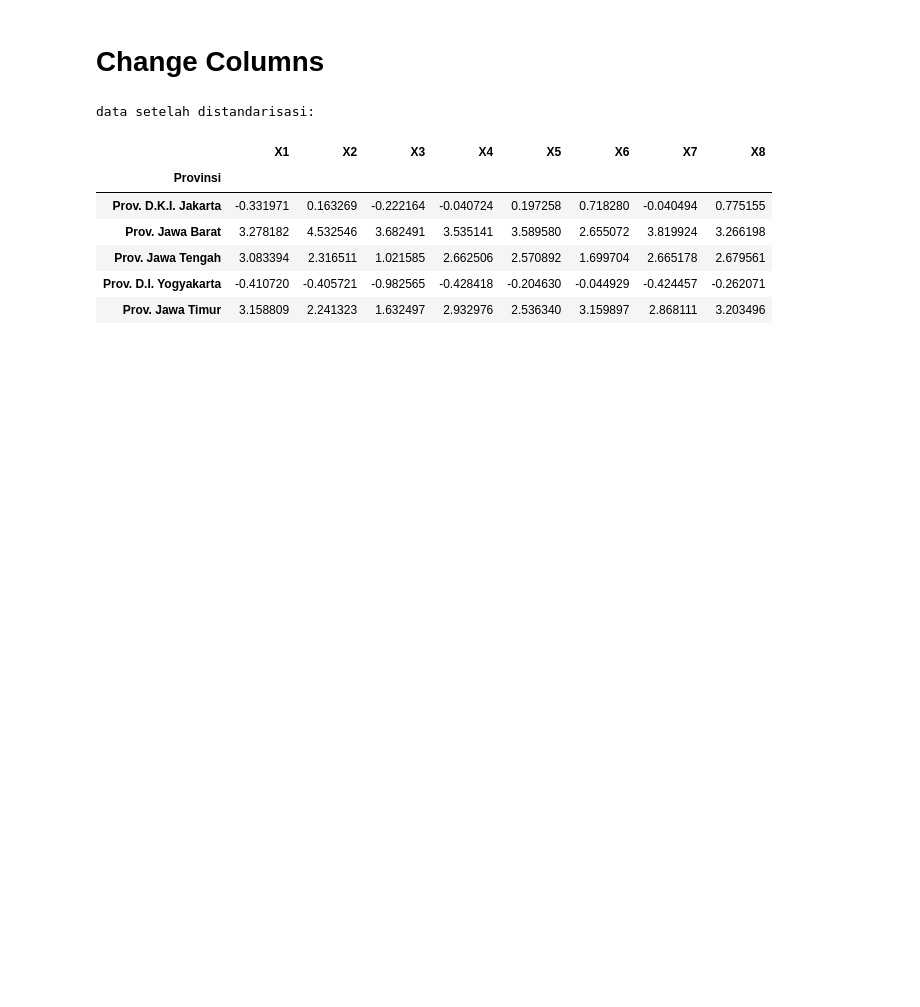
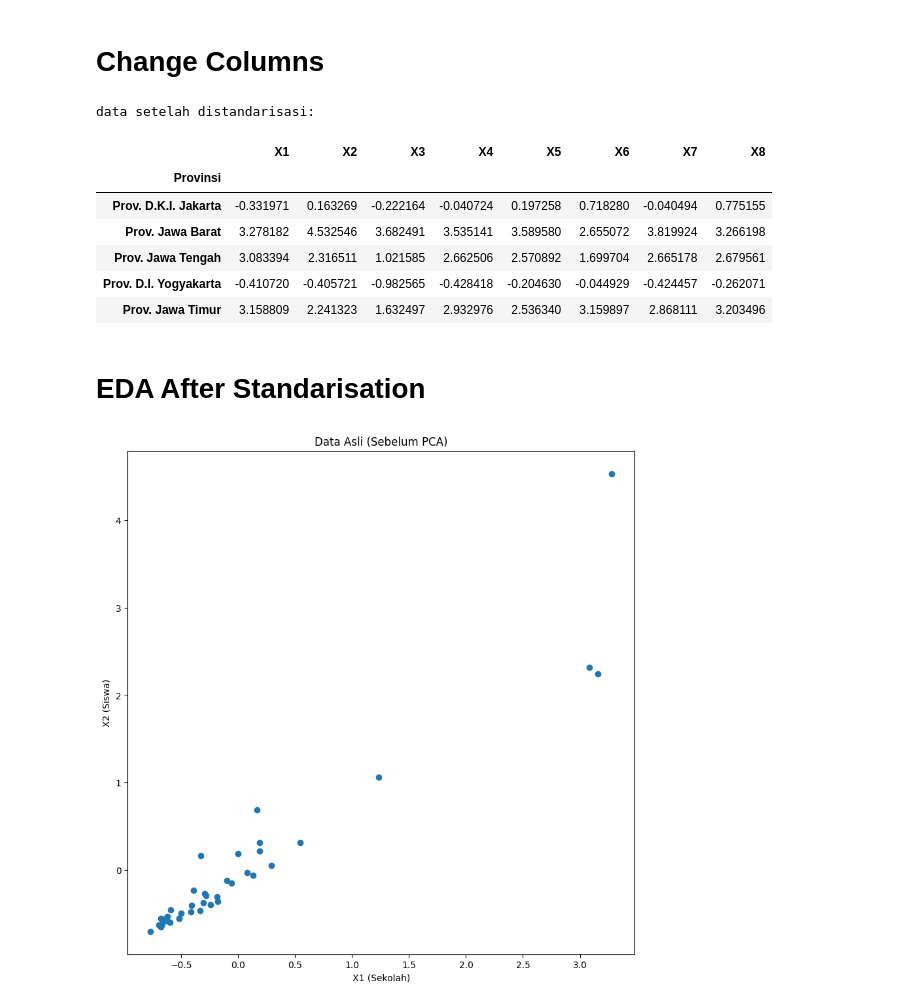
Before and after one commit to yowxy/Analysis-of-Education-in-indonesia, a Jupyter notebook: index.ipynb, the cells around one changed output. Drawn from its saved outputs; the diff is of its cells as text; code cells hidden in the pictures; blank space fills up the shorter version.

Commit message:
feat: make an visualisasi after standarisation and make an PCA

```diff
--- a/index.ipynb
+++ b/index.ipynb
@@ -98,3 +98,14 @@ data setelah distandarisasi:
 | Prov. Jawa Tengah | 3.083394 | 2.316511 | 1.021585 | 2.662506 | 2.570892 | 1.699704 | 2.665178 | 2.679561 |
 | Prov. D.I. Yogyakarta | -0.410720 | -0.405721 | -0.982565 | -0.428418 | -0.204630 | -0.044929 | -0.424457 | -0.262071 |
 | Prov. Jawa Timur | 3.158809 | 2.241323 | 1.632497 | 2.932976 | 2.536340 | 3.159897 | 2.868111 | 3.203496 |
+# %% [markdown]
+# EDA After Standarisation
+# %%
+plt.figure(figsize=(10, 10))
+plt.plot(data_scaled_df['X1'] ,data_scaled_df['X2'], 'o', label='Data Asli')
+plt.xlabel('X1 (Sekolah)')
+plt.ylabel('X2 (Siswa)')
+plt.title('Data Asli (Sebelum PCA)')
+plt.show()
+# %% [output]
+[figure, added]
```
Also changed, not shown: parts of 3 cells of this notebook.
